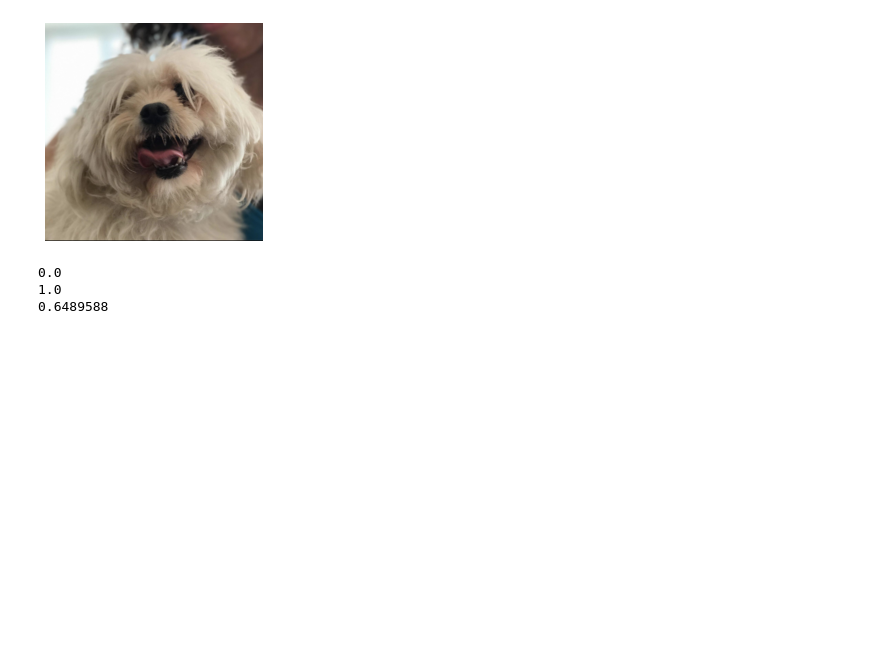
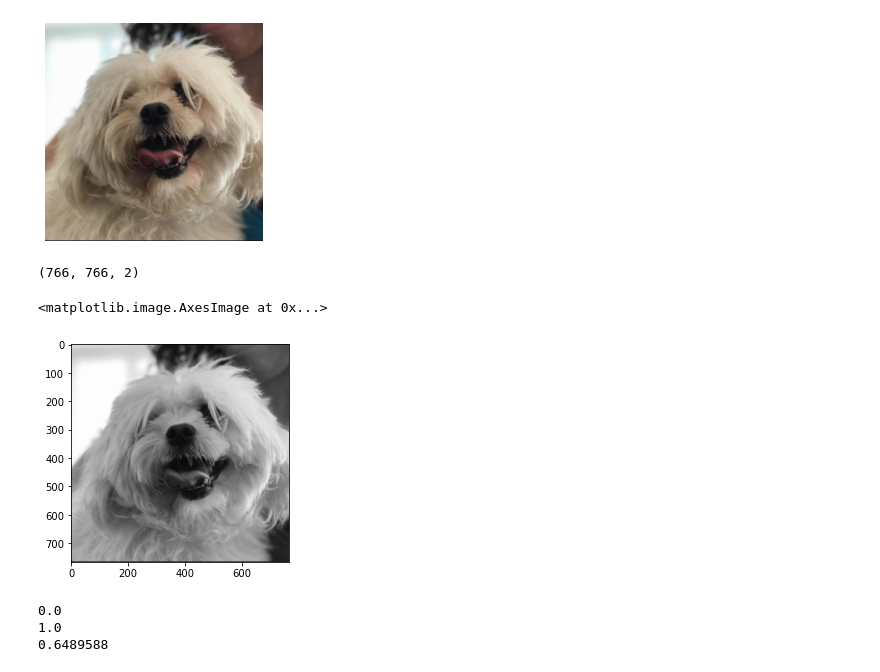
Before and after one commit to taghizadeh598/Image_processing, a Jupyter notebook: Applications.ipynb, the cells around one changed output. Drawn from its saved outputs; the diff is of its cells as text; code cells hidden in the pictures; blank space fills up the shorter version.

```diff
--- a/Applications.ipynb
+++ b/Applications.ipynb
@@ -107,8 +102,3 @@ fig.suptitle("Find the difference")
 # %% [output]
 Text(0.5, 0.98, 'Find the difference')
 [figure]
-# %%
-import numpy as np
-import matplotlib.pyplot as plt
-img1=plt.imread('C:/Users/West/OneDrive/Desktop/dog-1.png')
-img1
@@ -157,6 +254,22 @@ plt.show()
 [figure]
 # %%
 plt.imsave( 'C:/Users/West/OneDrive/Desktop/image-1.png' , img1)
+# %%
+img1_no_alpha = img1[:, :, :-2]
+# %%
+img1_no_alpha.shape
+# %% [output]
+(766, 766, 2)
+# %%
+#img1_gray = np.mean(img1_no_alpha, axis=2)
+img1_gray = np.mean(img1_no_alpha, axis=2)
+#im1_gray.shape
+plt.imshow(img1_gray, cmap='gray')
+# or
+#plt.imshow(im, cmap=plt.cm.gray)
+# %% [output]
+<matplotlib.image.AxesImage at 0x...>
+[figure, added]
 # %%
 print(img1.min())
 print(img1.max())
```
Also changed, not shown: parts of 35 cells of this notebook.
